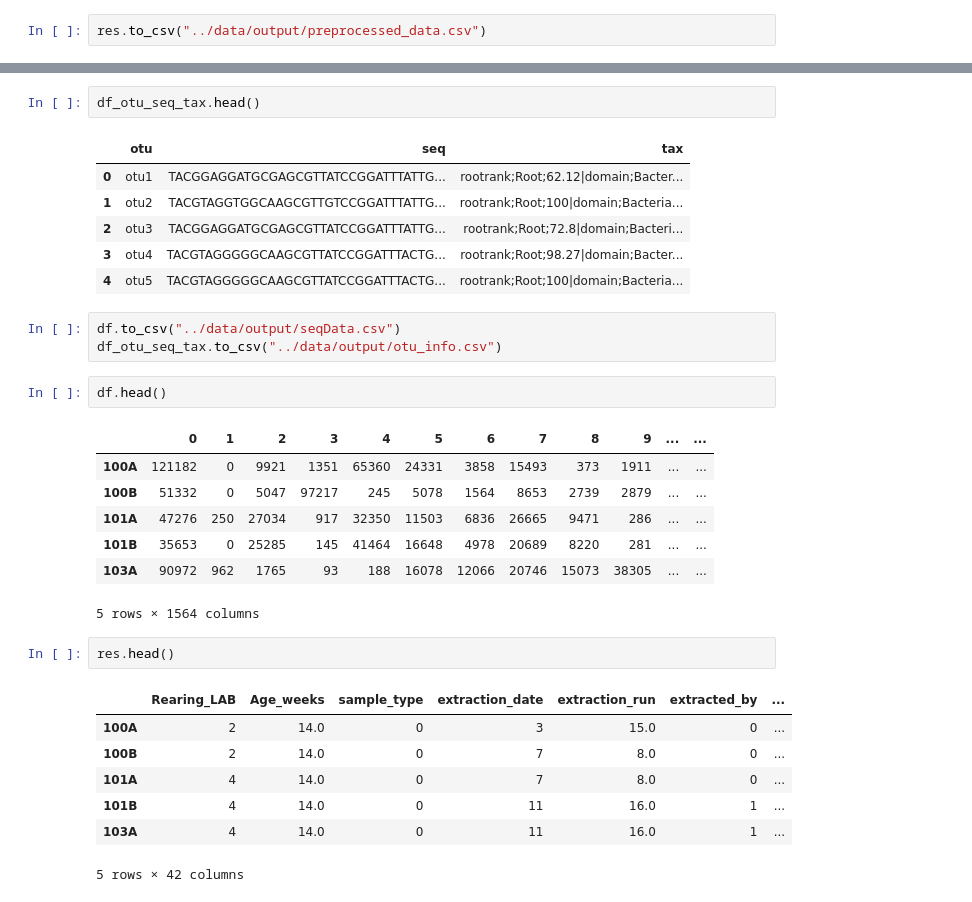
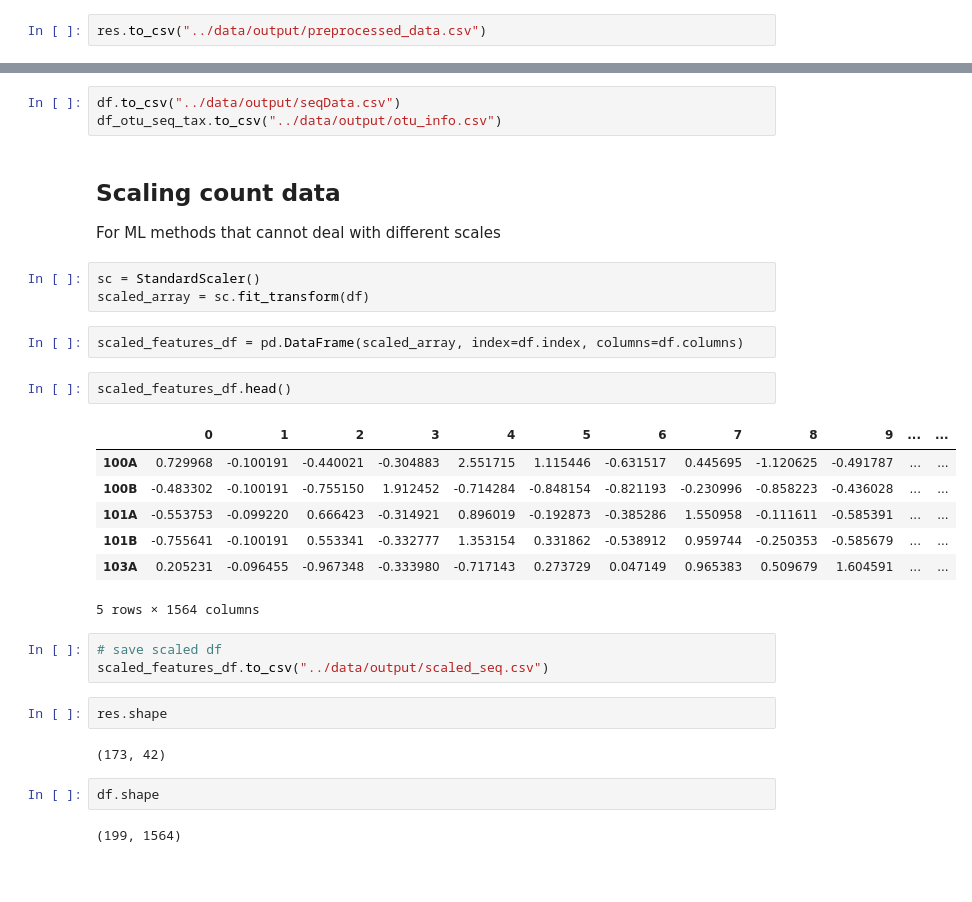
Before and after one commit to MaxJoas/metagenomic_contamination, a Jupyter notebook: preprocessing/preprocessing.ipynb, the cells around one changed output, grey strips where cells are left out. Drawn from its saved outputs; the diff is of its cells as text; blank space fills up the shorter version.

```diff
--- a/preprocessing/preprocessing.ipynb
+++ b/preprocessing/preprocessing.ipynb
@@ -642,32 +606,32 @@ backup_df.head()
-# %%
-df_otu_seq_tax.head()
-# %% [output]
-|  | otu | seq | tax |
-| 0 | otu1 | TACGGAGGATGCGAGCGTTATCCGGATTTATTG... | rootrank;Root;62.12|domain;Bacter... |
-| 1 | otu2 | TACGTAGGTGGCAAGCGTTGTCCGGATTTATTG... | rootrank;Root;100|domain;Bacteria... |
-| 2 | otu3 | TACGGAGGATGCGAGCGTTATCCGGATTTATTG... | rootrank;Root;72.8|domain;Bacteri... |
-| 3 | otu4 | TACGTAGGGGGCAAGCGTTATCCGGATTTACTG... | rootrank;Root;98.27|domain;Bacter... |
-| 4 | otu5 | TACGTAGGGGGCAAGCGTTATCCGGATTTACTG... | rootrank;Root;100|domain;Bacteria... |
 # %%
 df.to_csv("../data/output/seqData.csv")
 df_otu_seq_tax.to_csv("../data/output/otu_info.csv")
+# %% [markdown]
+## Scaling count data
+For ML methods that cannot deal with different scales
+# %%
+sc = StandardScaler()
+scaled_array = sc.fit_transform(df)
+# %%
+scaled_features_df = pd.DataFrame(scaled_array, index=df.index, columns=df.columns)
 # %%
-df.head()
+scaled_features_df.head()
 # %% [output]
 |  | 0 | 1 | 2 | 3 | 4 | 5 | 6 | 7 | 8 | 9 | ... | ... |
-| 100A | 121182 | 0 | 9921 | 1351 | 65360 | 24331 | 3858 | 15493 | 373 | 1911 | ... | ... |
-| 100B | 51332 | 0 | 5047 | 97217 | 245 | 5078 | 1564 | 8653 | 2739 | 2879 | ... | ... |
-| 101A | 47276 | 250 | 27034 | 917 | 32350 | 11503 | 6836 | 26665 | 9471 | 286 | ... | ... |
-| 101B | 35653 | 0 | 25285 | 145 | 41464 | 16648 | 4978 | 20689 | 8220 | 281 | ... | ... |
-| 103A | 90972 | 962 | 1765 | 93 | 188 | 16078 | 12066 | 20746 | 15073 | 38305 | ... | ... |
+| 100A | 0.729968 | -0.100191 | -0.440021 | -0.304883 | 2.551715 | 1.115446 | -0.631517 | 0.445695 | -1.120625 | -0.491787 | ... | ... |
+| 100B | -0.483302 | -0.100191 | -0.755150 | 1.912452 | -0.714284 | -0.848154 | -0.821193 | -0.230996 | -0.858223 | -0.436028 | ... | ... |
+| 101A | -0.553753 | -0.099220 | 0.666423 | -0.314921 | 0.896019 | -0.192873 | -0.385286 | 1.550958 | -0.111611 | -0.585391 | ... | ... |
+| 101B | -0.755641 | -0.100191 | 0.553341 | -0.332777 | 1.353154 | 0.331862 | -0.538912 | 0.959744 | -0.250353 | -0.585679 | ... | ... |
+| 103A | 0.205231 | -0.096455 | -0.967348 | -0.333980 | -0.717143 | 0.273729 | 0.047149 | 0.965383 | 0.509679 | 1.604591 | ... | ... |
 5 rows × 1564 columns
+# %%
+# save scaled df
+scaled_features_df.to_csv("../data/output/scaled_seq.csv")
 # %%
-res.head()
+res.shape
 # %% [output]
-|  | Rearing_LAB | Age_weeks | sample_type | extraction_date | extraction_run | extracted_by | ... |
-| 100A | 2 | 14.0 | 0 | 3 | 15.0 | 0 | ... |
-| 100B | 2 | 14.0 | 0 | 7 | 8.0 | 0 | ... |
-| 101A | 4 | 14.0 | 0 | 7 | 8.0 | 0 | ... |
-| 101B | 4 | 14.0 | 0 | 11 | 16.0 | 1 | ... |
-| 103A | 4 | 14.0 | 0 | 11 | 16.0 | 1 | ... |
-5 rows × 42 columns
+(173, 42)
+# %%
+df.shape
+# %% [output]
+(199, 1564)
```
Also changed, not shown: parts of 11 cells of this notebook, 1 other file.
